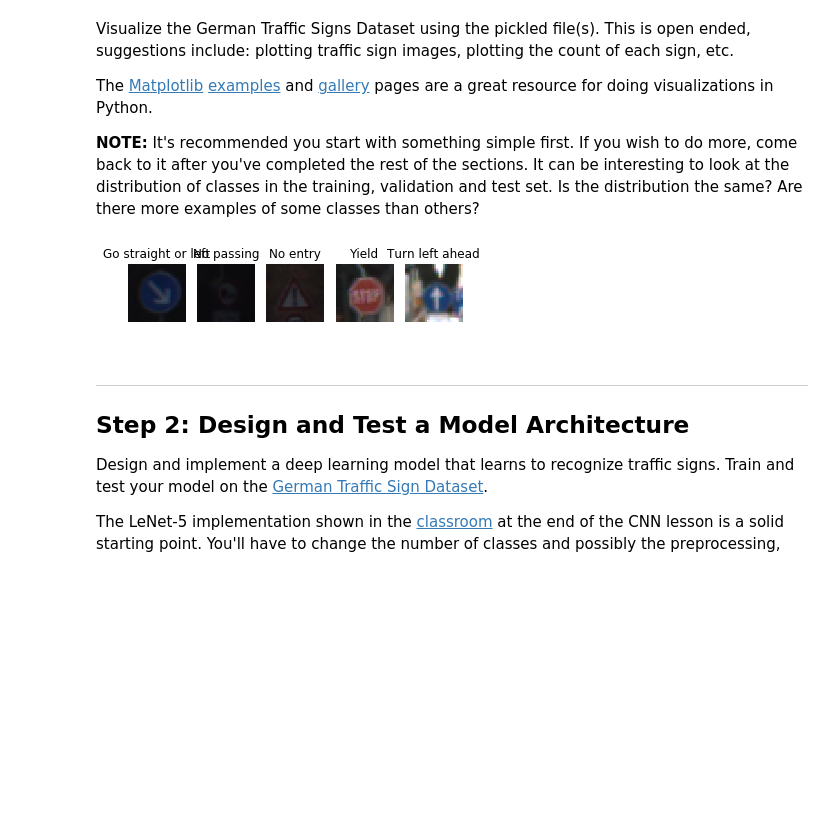
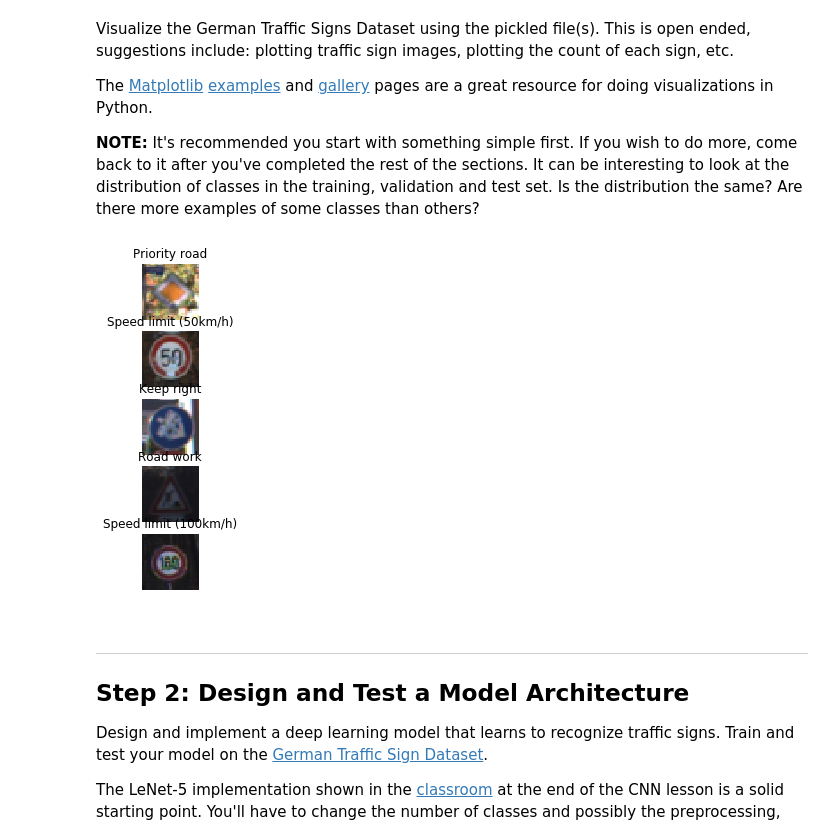
Before and after one commit to taris123/Traffic-Signs-Udacity, a Jupyter notebook: Traffic_Sign_Classifier.ipynb, the cells around one changed output. Drawn from its saved outputs; the diff is of its cells as text; code cells hidden in the pictures; blank space fills up the shorter version.

```diff
--- a/Traffic_Sign_Classifier.ipynb
+++ b/Traffic_Sign_Classifier.ipynb
@@ -45,6 +45,7 @@ import csv
 with open('signnames.csv') as csvfile:
     readCSV = csv.reader(csvfile, delimiter=',')
     names = []
+    next(readCSV)
     for row in readCSV:
         names.append(row[1])
 
@@ -114,20 +115,20 @@ import matplotlib.pyplot as plt
 # %%
 # Show 5 random images with labels
 
 plt.figure(figsize=(6, 6))
 for i in range(5):
     index = random.randint(0, len(X_train))
-    plt.subplot(1,5,i+1)
+    plt.subplot(5,1,i+1)
 
 
     #plt.tight_layout(w_pad = 4)
     plt.axis('off')
     #plt.tight_layout(w_pad=4)
     plt.title(names[y_train[index]])
     plt.imshow(X_train[index])
     #plt.tight_layout(w_pad=4)
 # %% [output]
-[figure, old version]
+[figure, new version]
 # %% [markdown]
 ----
 
```
Also changed, not shown: parts of 17 cells of this notebook.
